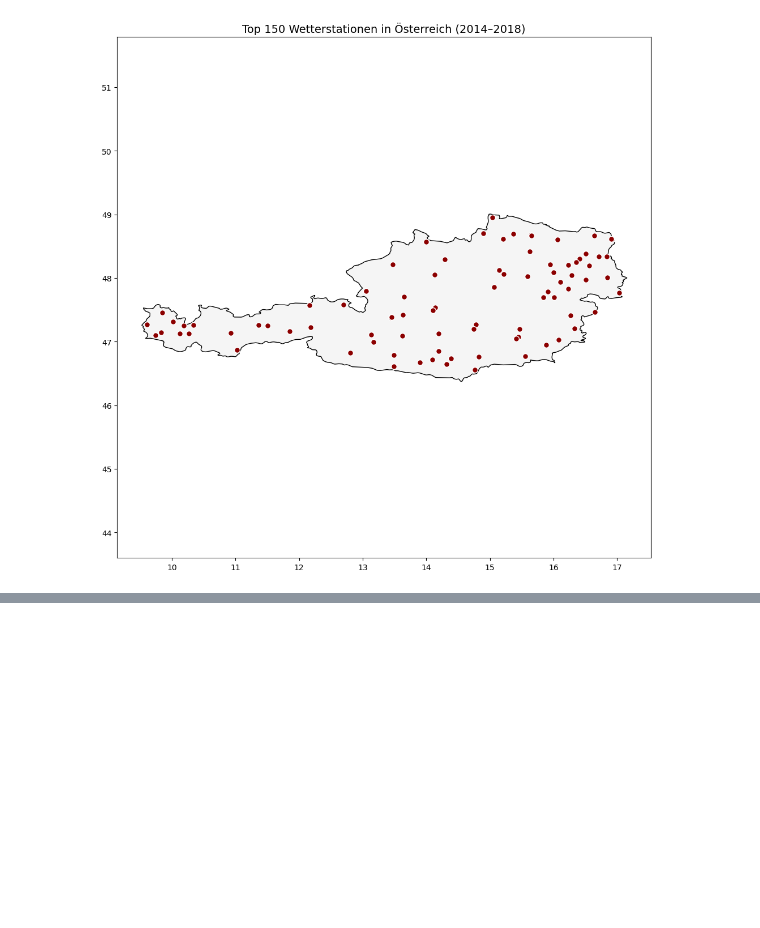
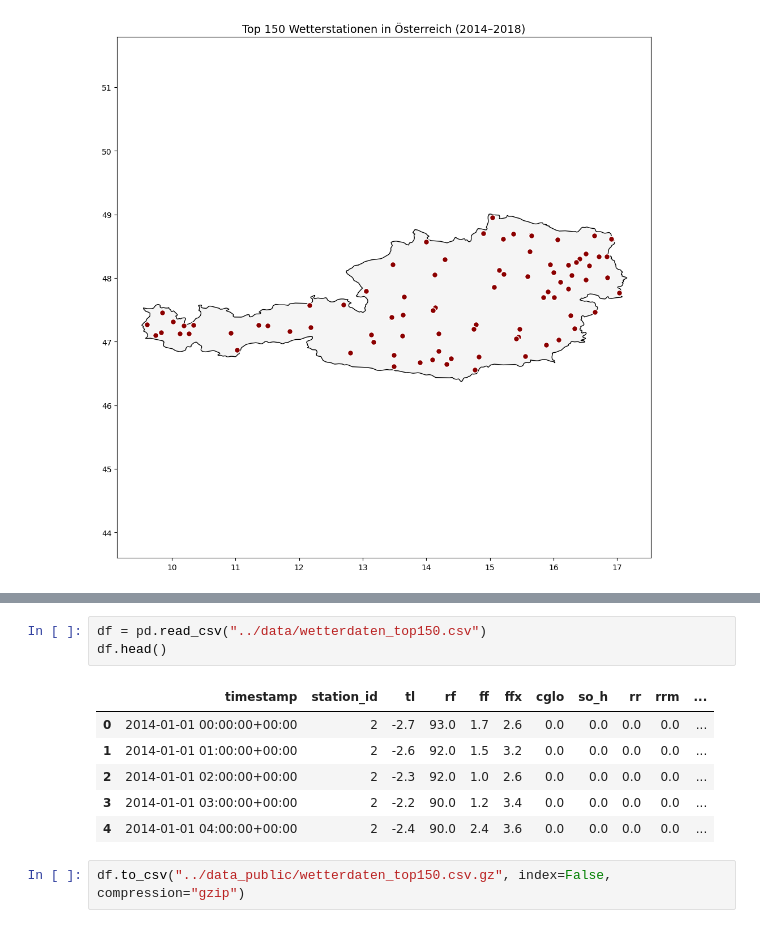
Before and after one commit to johannesgl4d0s/ersatzwerte_project, a Jupyter notebook: notebooks/03_03_weather_data_ecpolration.ipynb, the cells around one changed output, grey strips where cells are left out. Drawn from its saved outputs; the diff is of its cells as text; blank space fills up the shorter version.

Commit message:
zipped data file

```diff
--- a/notebooks/03_03_weather_data_ecpolration.ipynb
+++ b/notebooks/03_03_weather_data_ecpolration.ipynb
@@ -237,0 +238,12 @@ df_all.to_csv("../data_public/wetterdaten_top150.csv", index=False)
+# %%
+df = pd.read_csv("../data/wetterdaten_top150.csv")
+df.head()
+# %% [output]
+|  | timestamp | station_id | tl | rf | ff | ffx | cglo | so_h | rr | rrm | ... |
+| 0 | 2014-01-01 00:00:00+00:00 | 2 | -2.7 | 93.0 | 1.7 | 2.6 | 0.0 | 0.0 | 0.0 | 0.0 | ... |
+| 1 | 2014-01-01 01:00:00+00:00 | 2 | -2.6 | 92.0 | 1.5 | 3.2 | 0.0 | 0.0 | 0.0 | 0.0 | ... |
+| 2 | 2014-01-01 02:00:00+00:00 | 2 | -2.3 | 92.0 | 1.0 | 2.6 | 0.0 | 0.0 | 0.0 | 0.0 | ... |
+| 3 | 2014-01-01 03:00:00+00:00 | 2 | -2.2 | 90.0 | 1.2 | 3.4 | 0.0 | 0.0 | 0.0 | 0.0 | ... |
+| 4 | 2014-01-01 04:00:00+00:00 | 2 | -2.4 | 90.0 | 2.4 | 3.6 | 0.0 | 0.0 | 0.0 | 0.0 | ... |
+# %%
+df.to_csv("../data_public/wetterdaten_top150.csv.gz", index=False, compression="gzip")
```
Also changed, not shown: parts of 2 cells of this notebook.
